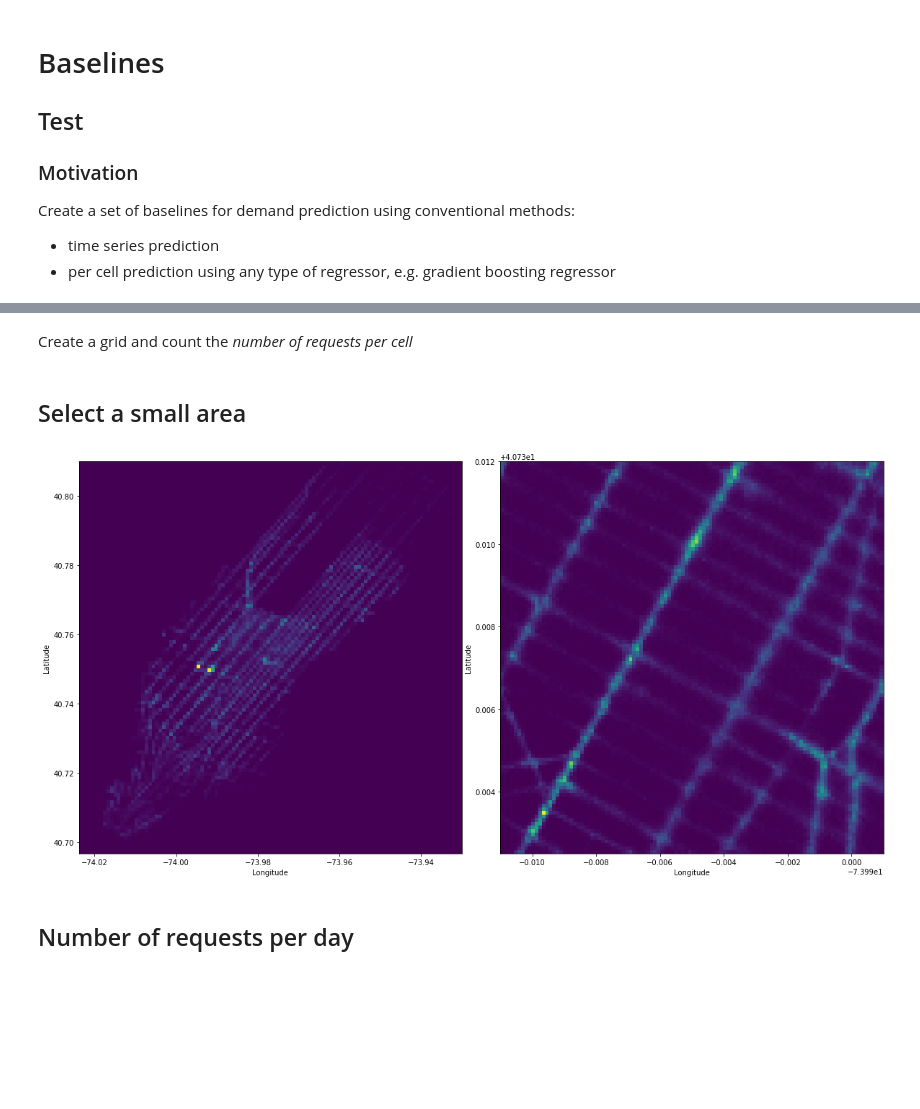
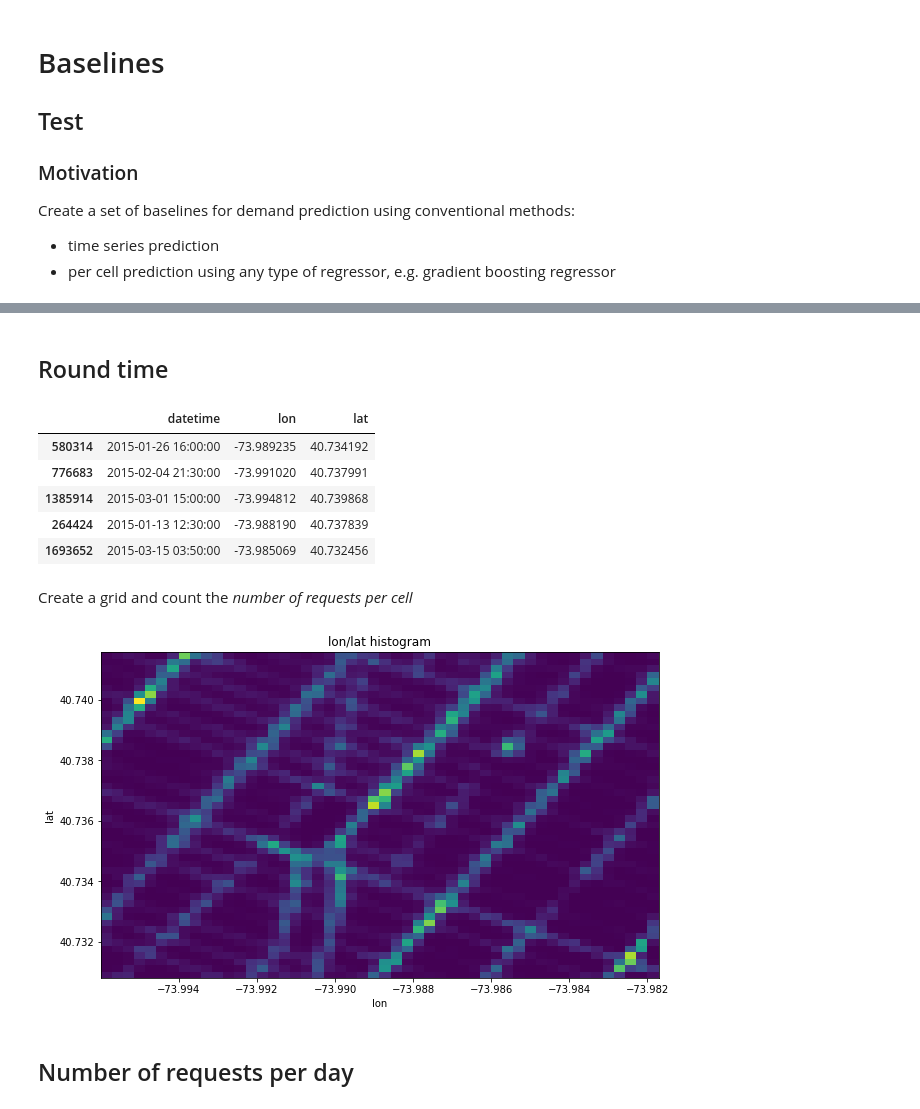
Before and after one commit to sash-ko/ai-transportation, a Jupyter notebook: cnn_demand_model/Baselines.ipynb, the cells around one changed output, grey strips where cells are left out. Saved outputs shown, nothing was run; the diff lists cells and outputs as text; code cells hidden in the pictures; blank space fills up the shorter version.

Commit message:
Limit data to a smaller area

```diff
--- a/cnn_demand_model/Baselines.ipynb
+++ b/cnn_demand_model/Baselines.ipynb
@@ -30,0 +20,7 @@ data.head(3)
+# %%
+%%time
+
+raw_data = pd.read_feather('../data/train_data.feather')
+
+print(f'Dataset shape: {raw_data.shape}\n')
+raw_data.head(3)
@@ -30,0 +36,7 @@ data.head(3)
+# %%
+raw_data.drop(['dropoff_datetime', 'passenger_count', 'distance',
+           'dropoff_lon', 'dropoff_lat'], axis=1, inplace=True)
+
+raw_data.columns = ['datetime', 'lon', 'lat']
+
+raw_data.head(3)
@@ -30,0 +52,12 @@ data.head(3)
+# %%
+bbox = ((-73.996, -73.9817), (40.7308, 40.7416))
+
+(min_lon, max_lon), (min_lat, max_lat) = bbox
+
+idx = (data.lat >= min_lat) & (data.lat <= max_lat)
+idx = idx & (data.lon >= min_lon) & (data.lon <= max_lon)
+
+print(f'Dataset size: {raw_data.shape[0]}')
+print(f'Sample size: {idx.sum()}')
+
+data = raw_data[idx].reset_index(drop=True);
@@ -31,28 +81,27 @@ data.head(3)
+# %% [markdown]
+## Round time
+# %%
+data.datetime = data.datetime.dt.round('10min')
+
+data.sample(5)
+# %% [output]
+|  | datetime | lon | lat |
+| 580314 | 2015-01-26 16:00:00 | -73.989235 | 40.734192 |
+| 776683 | 2015-02-04 21:30:00 | -73.991020 | 40.737991 |
+| 1385914 | 2015-03-01 15:00:00 | -73.994812 | 40.739868 |
+| 264424 | 2015-01-13 12:30:00 | -73.988190 | 40.737839 |
+| 1693652 | 2015-03-15 03:50:00 | -73.985069 | 40.732456 |
 # %% [markdown]
 Create a grid and count the *number of requests per cell*
-# %% [markdown]
-## Select a small area
-# %%
-plt.figure(figsize=(20, 10))
-
-bounding_box = ((-74.0238, -73.93), (40.6967, 40.81))
-
-sample_box = ((-74.001, -73.989), (40.7325, 40.742))
-
-bins = (110, 110)
-
-for i, box in enumerate([bounding_box, sample_box]):
-    plt.subplot(1, 2, i + 1)
-
-    plt.hist2d(
-        data.pickup_lon,
-        data.pickup_lat,
-        range=box, bins=bins)
-
-    plt.xlabel('Longitude')
-    plt.ylabel('Latitude')
-# %% [output]
-[figure, removed]
+# %%
+plt.figure(figsize=(10, 6))
+
+plt.hist2d(data.lon, data.lat, bins=50);
+plt.title('lon/lat histogram');
+plt.xlabel('lon');
+plt.ylabel('lat');
+# %% [output]
+[figure, added]
 # %% [markdown]
 ## Number of requests per day
 # %%
```
Also changed, not shown: parts of 18 cells of this notebook.
